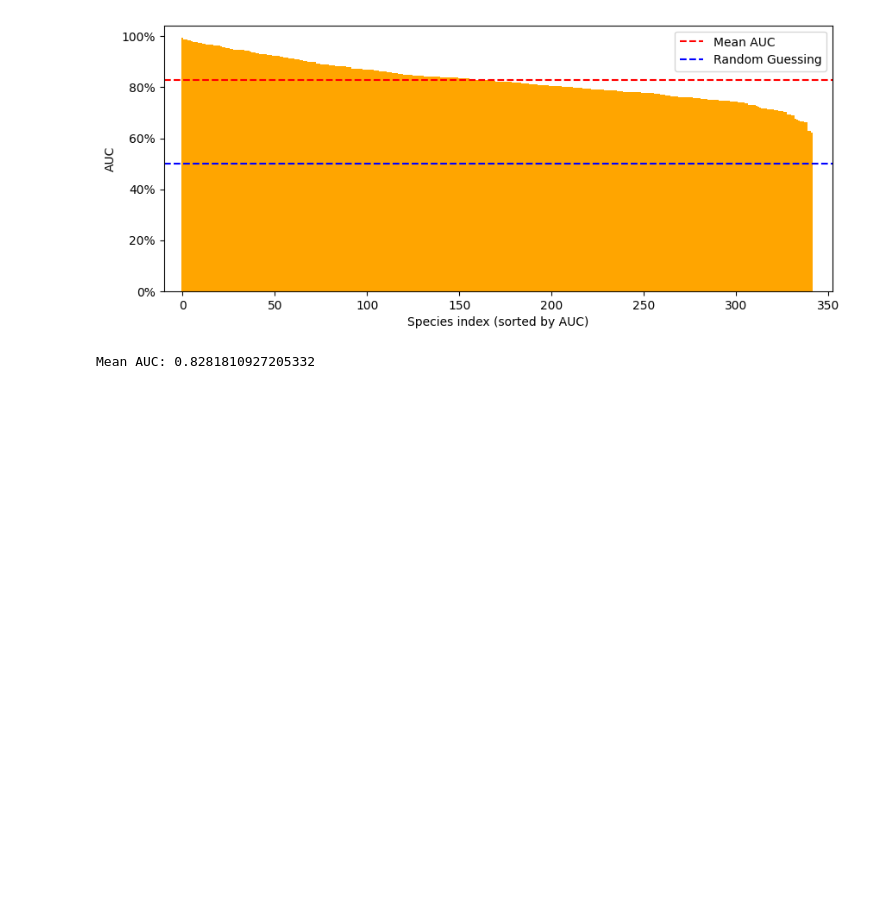
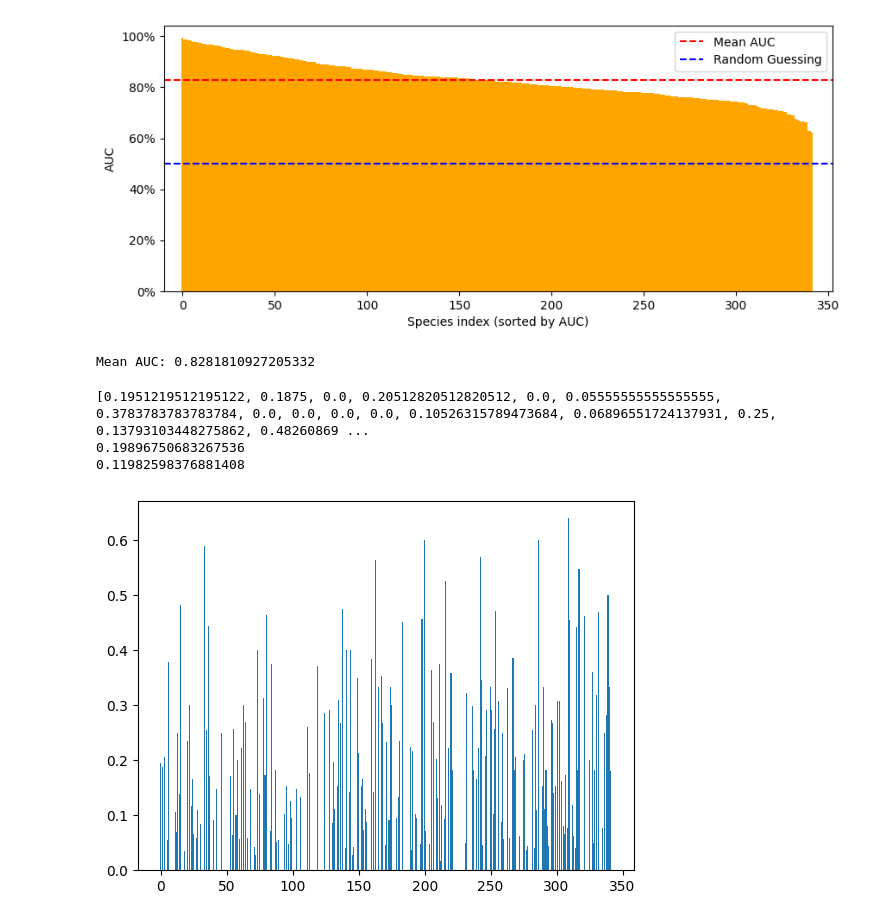
Before and after one commit to AstroAure/IPEO-Species-distribution, a Jupyter notebook: Lord_of_the_Main.ipynb, the cells around one changed output. Saved outputs shown, nothing was run; the diff lists cells and outputs as text; code cells hidden in the pictures; blank space fills up the shorter version.

```diff
--- a/Lord_of_the_Main.ipynb
+++ b/Lord_of_the_Main.ipynb
@@ -416,20 +418,25 @@ Mean AUC: 0.8281810927205332
 # %%
 #F1 score with a treshold of 0.5
 # we can select the best treshold for each species according to the F1 score
 from sklearn.metrics import f1_score
 f1_scores = [0 for _ in range(342)]
 for i in range(342): # for each species
-    f1 = f1_score(target[:, i].cpu(), (pred_test[:, i].detach().numpy().cpu() > 0.5).astype(int)) #0.5 treshold
+    f1 = f1_score(target[:, i].cpu(), (pred_test[:, i].detach().cpu().numpy() > 0.5).astype(int)) #0.5 treshold
     f1_scores[i] = f1
 print(f1_scores)
 plt.bar(range(len(f1_scores)), f1_scores)
 
 # micro f1 score
 'micro:Calculate metrics globally by counting the total true positives, false negatives and false positives. (from sklearn doc + botella 2023 +van tiel paper)'
-f1_micro = f1_score(target.cpu(), (pred_test.detach().numpy().cpu() > 0.5).astype(int), average='micro')
+f1_micro = f1_score(target.cpu(), (pred_test.detach().cpu().numpy() > 0.5).astype(int), average='micro')
 print(f1_micro)
 
 # macro f1 score
 'macro:Calculate metrics for each label, and find their unweighted mean. This does not take label imbalance into account.'
-f1_macro = f1_score(target.cpu(), (pred_test.detach().numpy().cpu() > 0.5).astype(int), average='macro')
+f1_macro = f1_score(target.cpu(), (pred_test.detach().cpu().numpy() > 0.5).astype(int), average='macro')
 print(f1_macro)
+# %% [output]
+[0.1951219512195122, 0.1875, 0.0, 0.20512820512820512, 0.0, 0.05555555555555555, 0.3783783783783784, 0.0, 0.0, 0.0, 0.0, 0.10526315789473684, 0.06896551724137931, 0.25, 0.13793103448275862, 0.48260869 ...
+0.19896750683267536
+0.11982598376881408
+[figure, added]
```
Also changed, not shown: parts of 4 cells of this notebook.
